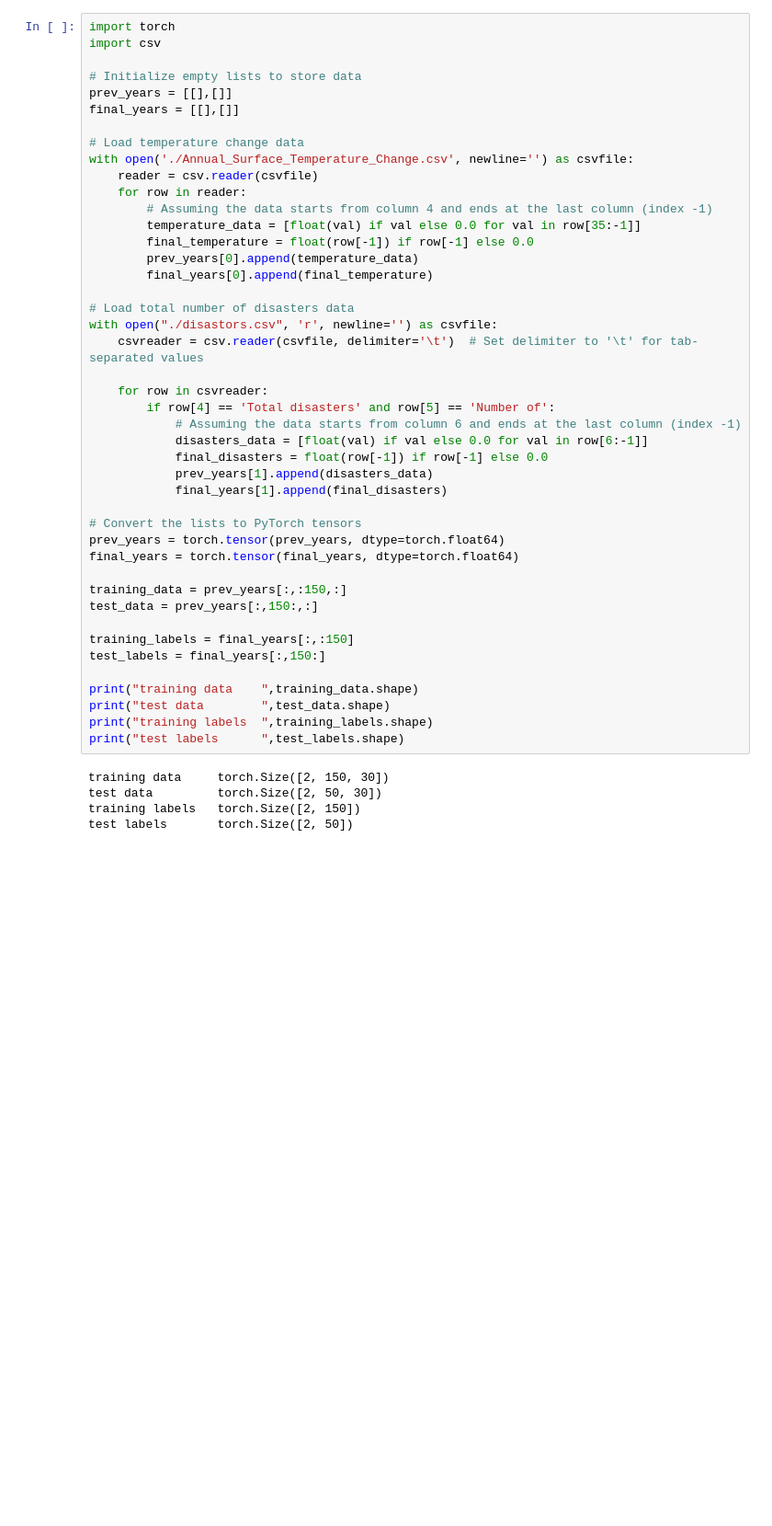
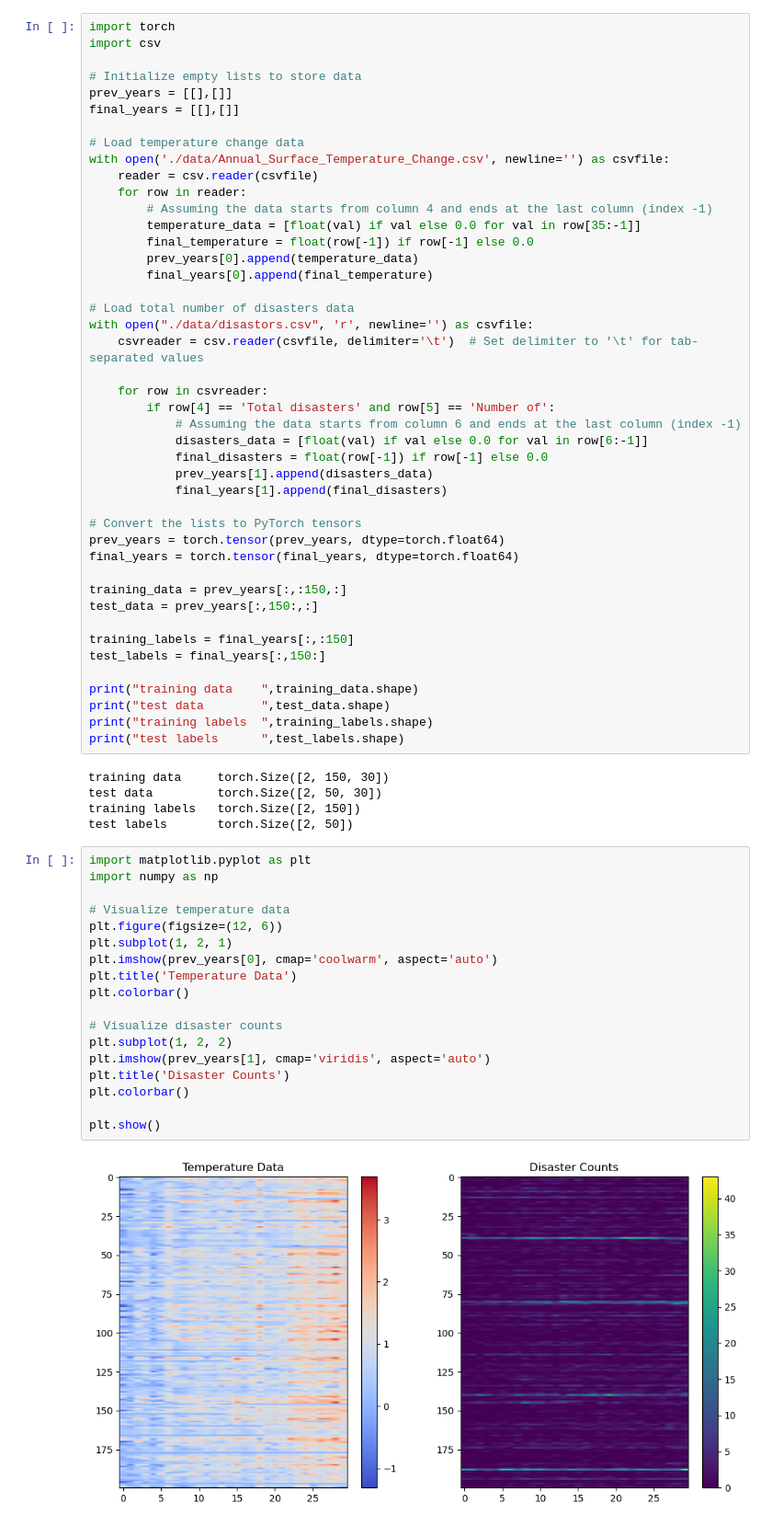
Before and after one commit to FarrellMinette/QuantumComputing, a Jupyter notebook: Assignmnent 3/Assignment3.ipynb, the cells around one changed output. Shown at 92% size. Saved outputs shown, nothing was run; the diff lists cells and outputs as text; blank space fills up the shorter version.

```diff
--- a/Assignmnent 3/Assignment3.ipynb
+++ b/Assignmnent 3/Assignment3.ipynb
@@ -243,7 +101,7 @@ prev_years = [[],[]]
 final_years = [[],[]]
 
 # Load temperature change data
-with open('./Annual_Surface_Temperature_Change.csv', newline='') as csvfile:
+with open('./data/Annual_Surface_Temperature_Change.csv', newline='') as csvfile:
     reader = csv.reader(csvfile)
     for row in reader:
         # Assuming the data starts from column 4 and ends at the last column (index -1)
@@ -253,7 +111,7 @@ with open('./Annual_Surface_Temperature_Change.csv', newline='') as csvfile:
         final_years[0].append(final_temperature)
 
 # Load total number of disasters data
-with open("./disastors.csv", 'r', newline='') as csvfile:
+with open("./data/disastors.csv", 'r', newline='') as csvfile:
     csvreader = csv.reader(csvfile, delimiter='\t')  # Set delimiter to '\t' for tab-separated values
 
     for row in csvreader:
@@ -283,3 +141,23 @@ training data     torch.Size([2, 150, 30])
 test data         torch.Size([2, 50, 30])
 training labels   torch.Size([2, 150])
 test labels       torch.Size([2, 50])
+# %%
+import matplotlib.pyplot as plt
+import numpy as np
+
+# Visualize temperature data
+plt.figure(figsize=(12, 6))
+plt.subplot(1, 2, 1)
+plt.imshow(prev_years[0], cmap='coolwarm', aspect='auto')
+plt.title('Temperature Data')
+plt.colorbar()
+
+# Visualize disaster counts
+plt.subplot(1, 2, 2)
+plt.imshow(prev_years[1], cmap='viridis', aspect='auto')
+plt.title('Disaster Counts')
+plt.colorbar()
+
+plt.show()
+# %% [output]
+[figure, added]
```
Also changed, not shown: parts of 17 cells of this notebook, 4 other files.
